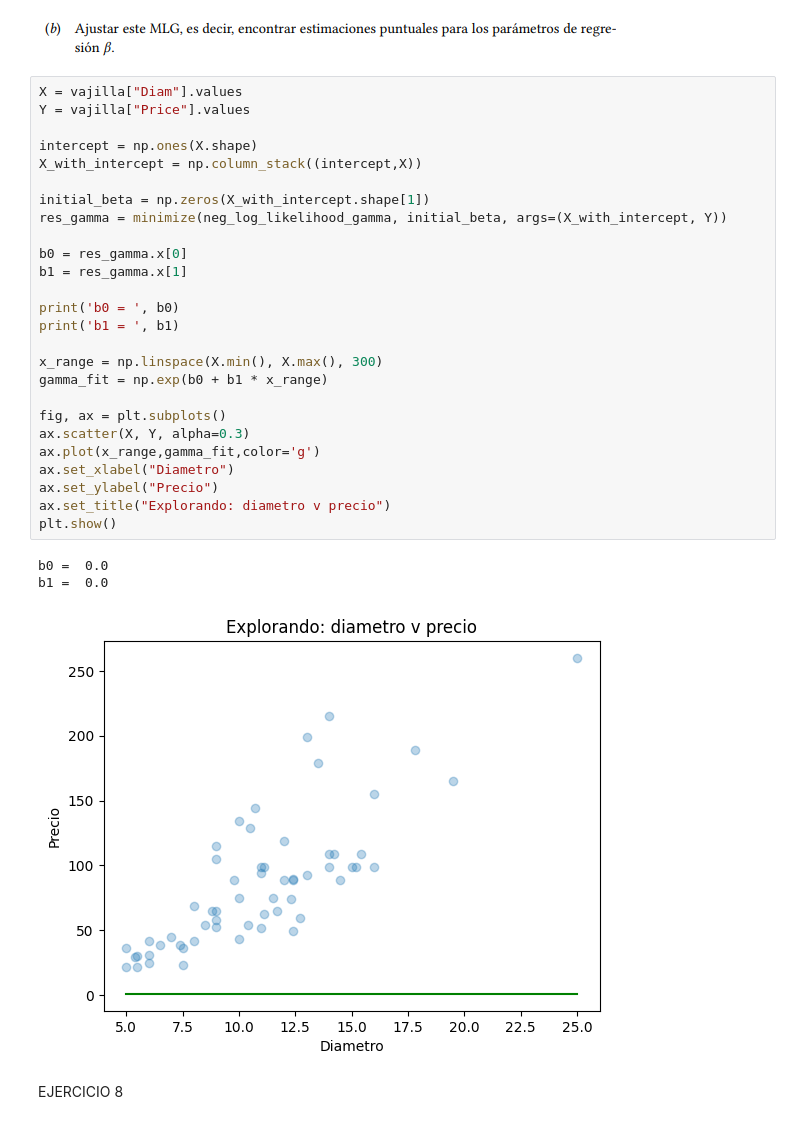
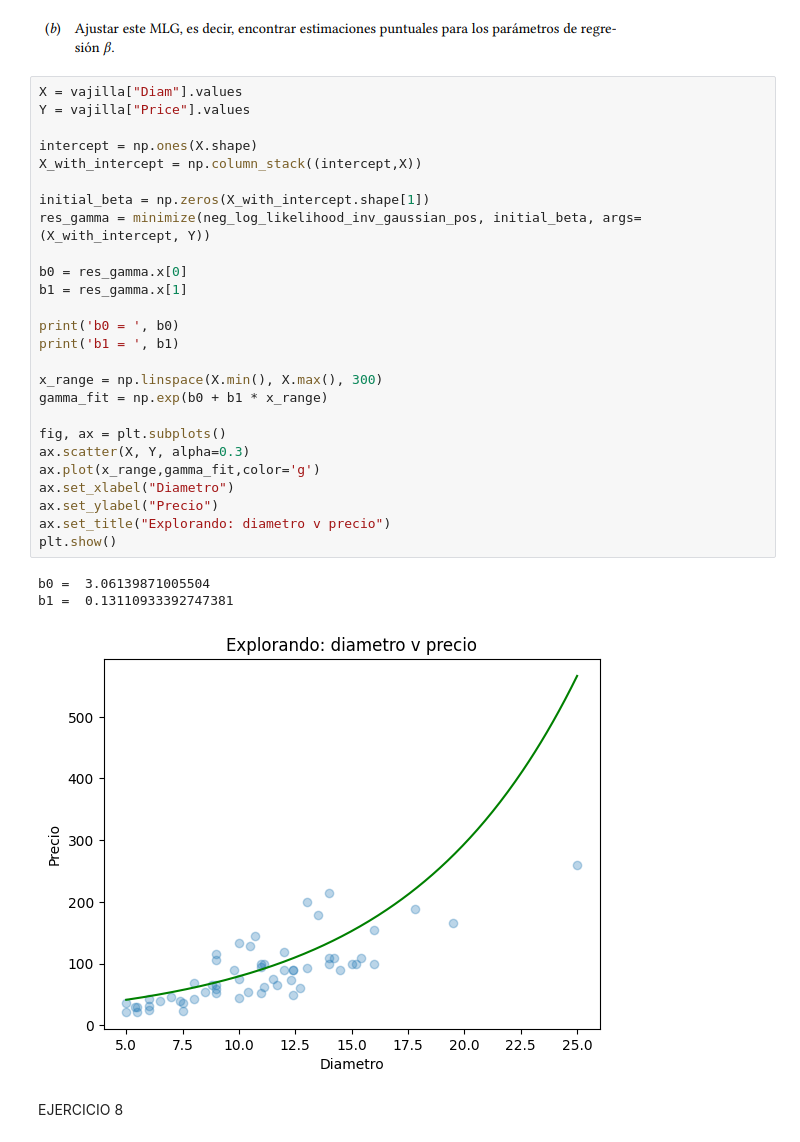
Before and after one commit to LuciaVazquez08/Estadistica-Inferencia, a Jupyter notebook: 2C 2024/GUIAS/GUIA 4.ipynb, the cells around one changed output. Saved outputs shown, nothing was run; the diff lists cells and outputs as text.

```diff
--- a/2C 2024/GUIAS/GUIA 4.ipynb
+++ b/2C 2024/GUIAS/GUIA 4.ipynb
@@ -150,33 +162,33 @@ podria plantearse un modelo gamma porqeu esta funcion permite determinar valores
 # %%
 X = vajilla["Diam"].values
 Y = vajilla["Price"].values
 
 intercept = np.ones(X.shape)
 X_with_intercept = np.column_stack((intercept,X))
 
 initial_beta = np.zeros(X_with_intercept.shape[1])
-res_gamma = minimize(neg_log_likelihood_gamma, initial_beta, args=(X_with_intercept, Y))
+res_gamma = minimize(neg_log_likelihood_inv_gaussian_pos, initial_beta, args=(X_with_intercept, Y))
 
 b0 = res_gamma.x[0]
 b1 = res_gamma.x[1]
 
 print('b0 = ', b0)
 print('b1 = ', b1)
 
 x_range = np.linspace(X.min(), X.max(), 300)
 gamma_fit = np.exp(b0 + b1 * x_range)
 
 fig, ax = plt.subplots()
 ax.scatter(X, Y, alpha=0.3)
 ax.plot(x_range,gamma_fit,color='g')
 ax.set_xlabel("Diametro")
 ax.set_ylabel("Precio")
 ax.set_title("Explorando: diametro v precio")
 plt.show()
 # %% [output]
-b0 =  0.0
-b1 =  0.0
+b0 =  3.06139871005504
+b1 =  0.13110933392747381
-[figure, old version]
+[figure, new version]
 # %% [markdown]
 EJERCICIO 8
 # %% [markdown]
```
Also changed, not shown: parts of 6 cells of this notebook, 9 other files.
